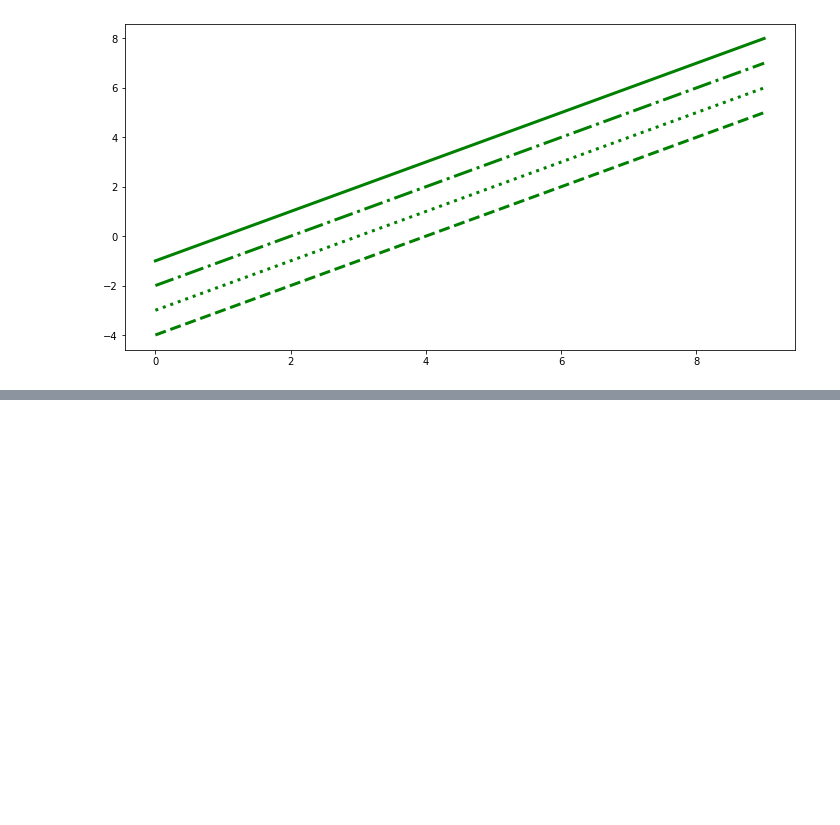
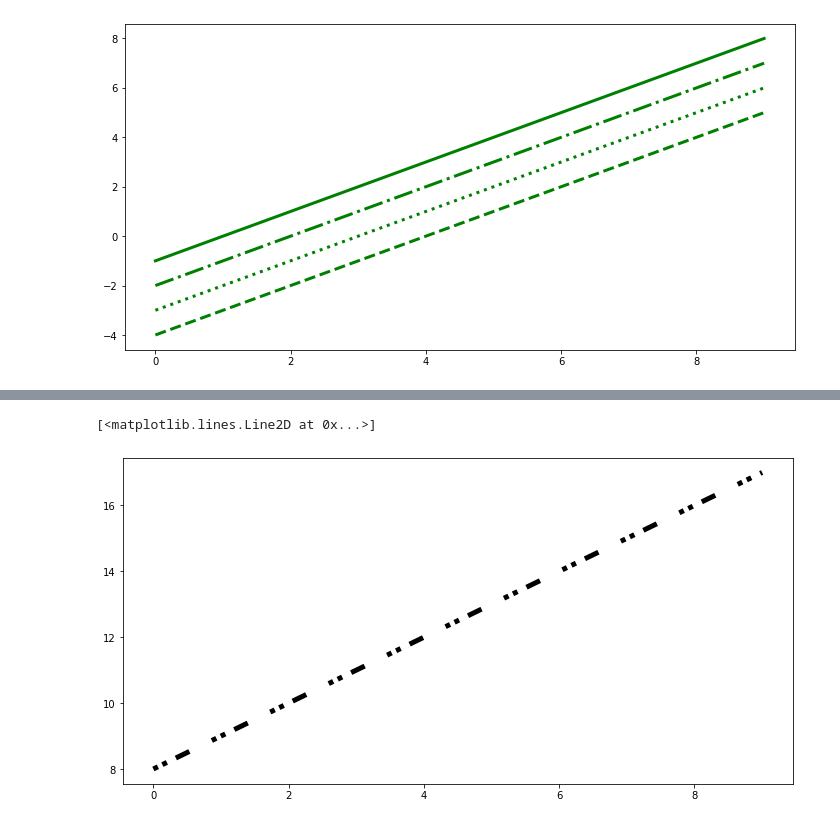
Before and after one commit to calvinlinardy/My-Python-Learning, a Jupyter notebook: Jupyter Notebook/Udemy Study/Machine Learning/Matplotlib/Matplotlib Styling.ipynb, the cells around one changed output, grey strips where cells are left out. Drawn from its saved outputs; the diff is of its cells as text; code cells hidden in the pictures; blank space fills up the shorter version.

Commit message:
matplotlib done

```diff
--- a/Jupyter Notebook/Udemy Study/Machine Learning/Matplotlib/Matplotlib Styling.ipynb
+++ b/Jupyter Notebook/Udemy Study/Machine Learning/Matplotlib/Matplotlib Styling.ipynb
@@ -162,0 +174,13 @@ ax.plot(x, x-4, color="green", lw=3, ls='--'); # dashes
+# %%
+lines
+# %% [output]
+[<matplotlib.lines.Line2D at 0x...>]
+# %%
+# kita skrg custom dashes nya
+fig,ax = plt.subplots(figsize=(12,6))
+lines = ax.plot(x,x+8,color="black",lw=5)
+lines[0].set_dashes([1,1,1,2,3,5]) # formatnya: garis, space, dst
+# jadi masksudnya itu 1 garis, 1 space, 1 garis, 2 space, 3 garis, 5 space
+# dan di ulang2
+# %% [output]
+[figure, added]
```
Also changed, not shown: parts of 12 cells of this notebook, 1 other file.
